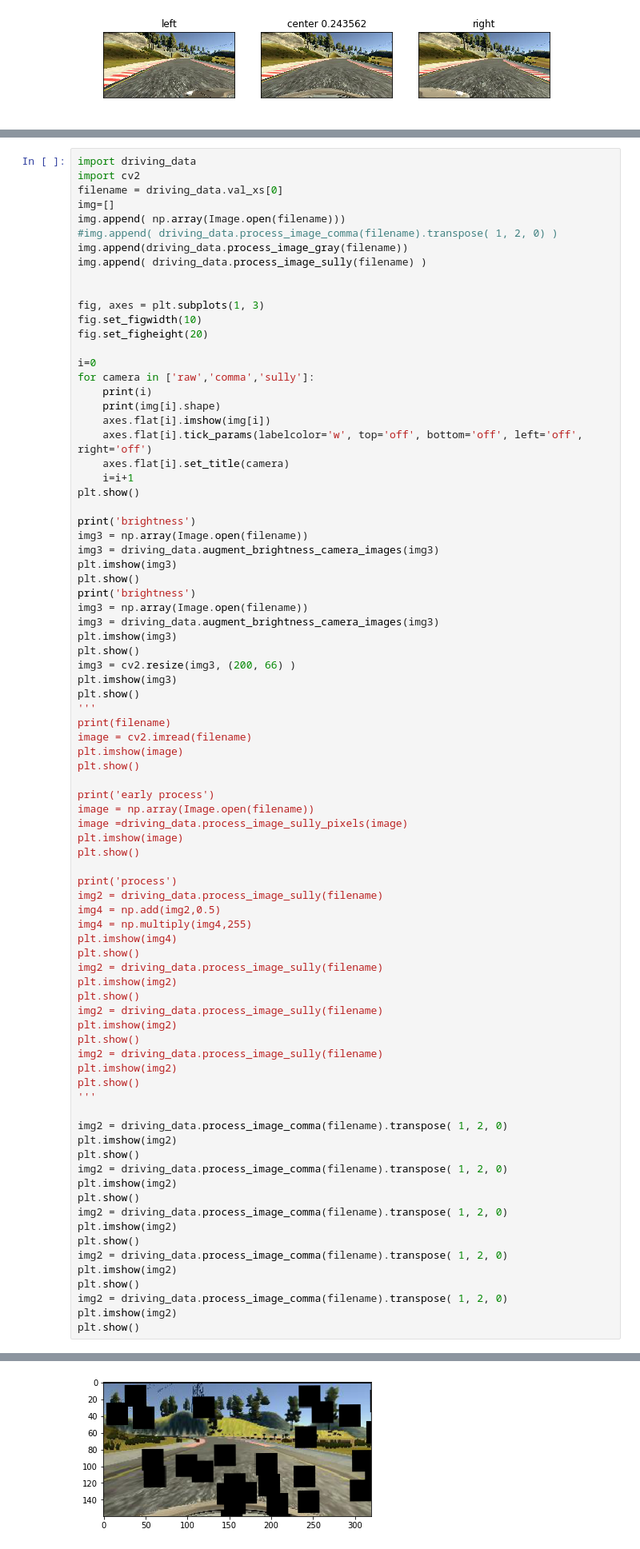
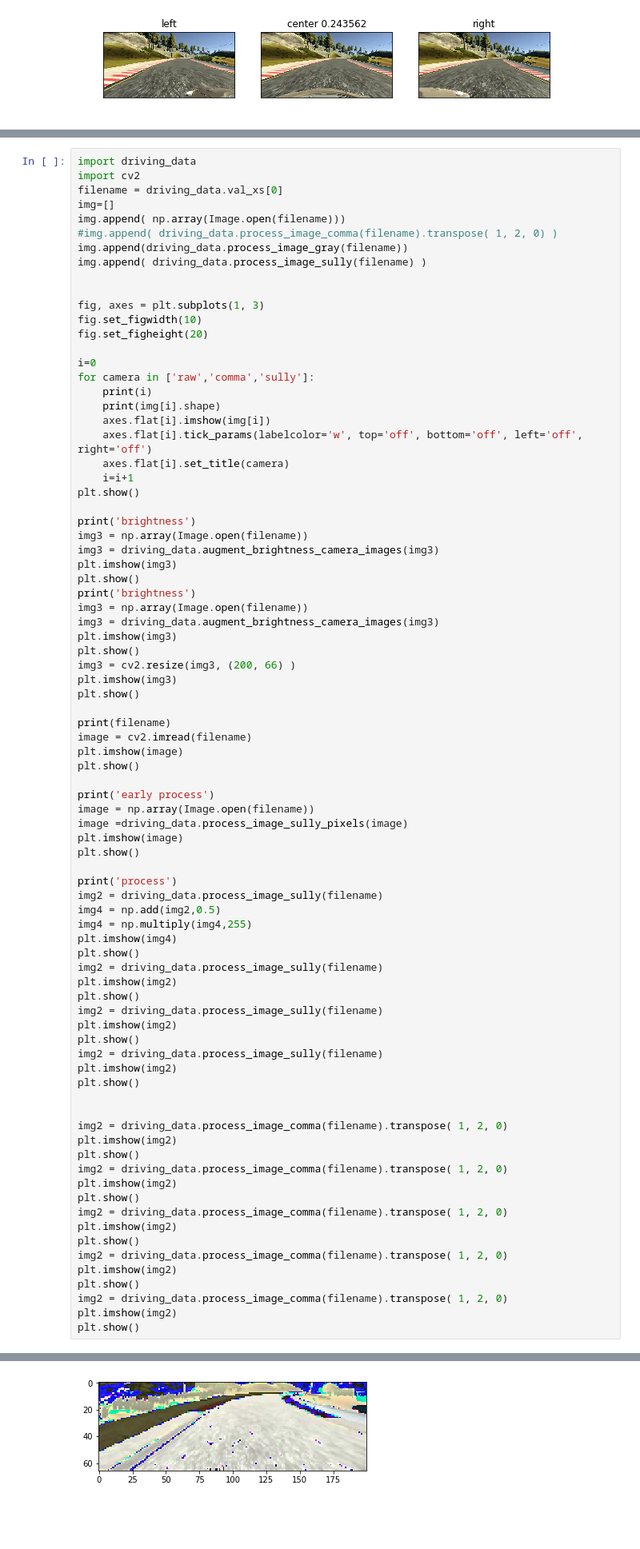
Before and after one commit to alanswx/udacity-hw-cloning, a Jupyter notebook: DataExplorer.ipynb, the cells around one changed output, grey strips where cells are left out. Shown at 80% size. Saved outputs shown, nothing was run; the diff lists cells and outputs as text; blank space fills up the shorter version.

```diff
--- a/DataExplorer.ipynb
+++ b/DataExplorer.ipynb
@@ -116,7 +116,7 @@ plt.show()
 img3 = cv2.resize(img3, (200, 66) )
 plt.imshow(img3)
 plt.show()
-'''
+
 print(filename)
 image = cv2.imread(filename)
 plt.imshow(image)
@@ -143,7 +143,7 @@ plt.show()
 img2 = driving_data.process_image_sully(filename)
 plt.imshow(img2)
 plt.show()
-'''
+
 
 img2 = driving_data.process_image_comma(filename).transpose( 1, 2, 0)
 plt.imshow(img2)
@@ -177 +179 @@ brightness
-[figure, old version]
+[figure, new version]
```
Also changed, not shown: parts of 1 cell of this notebook, 5 other files.
